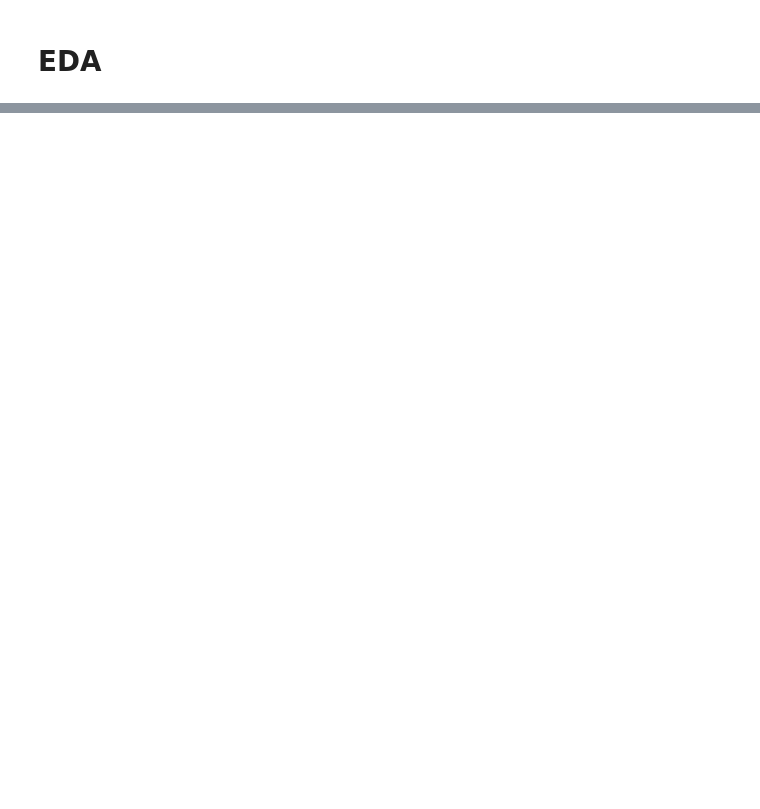
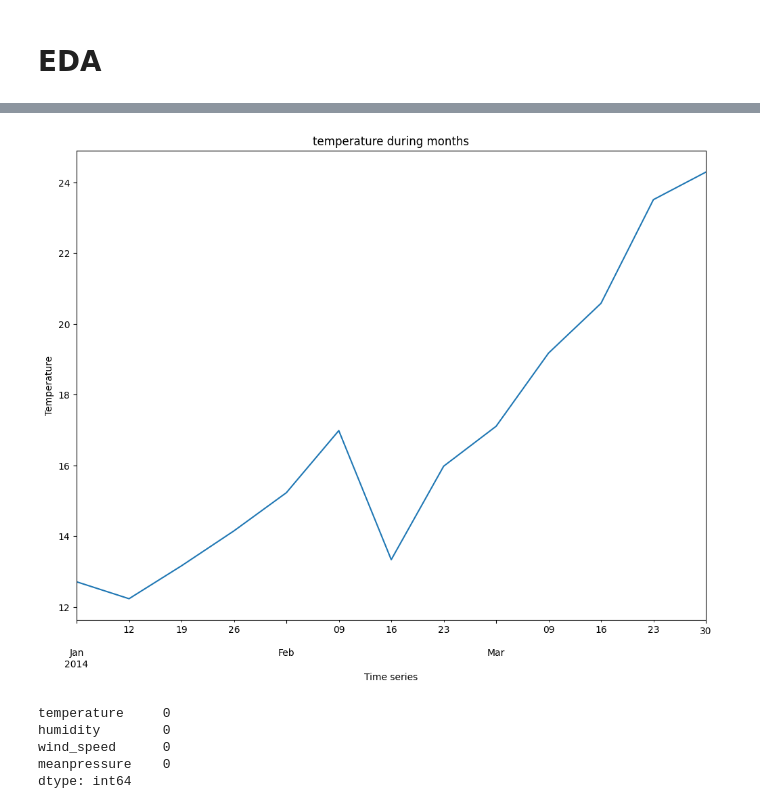
Before and after one commit to Vladoss9/Time-Series-Forecasting, a Jupyter notebook: project1.ipynb, the cells around one changed output, grey strips where cells are left out. Saved outputs shown, nothing was run; the diff lists cells and outputs as text; code cells hidden in the pictures; blank space fills up the shorter version.

```diff
--- a/project1.ipynb
+++ b/project1.ipynb
@@ -94,0 +57,15 @@ True
+# %%
+data_month = data['2014-01-01' : '2014-04-01']
+data_month['temperature'].plot(figsize = (12, 9), title = 'temperature during months')
+plt.xlabel('Time series')
+plt.ylabel('Temperature');
+# %% [output]
+[figure, added]
+# %%
+data.isnull().sum()
+# %% [output]
+temperature     0
+humidity        0
+wind_speed      0
+meanpressure    0
+dtype: int64
```
Also changed, not shown: parts of 22 cells of this notebook.
